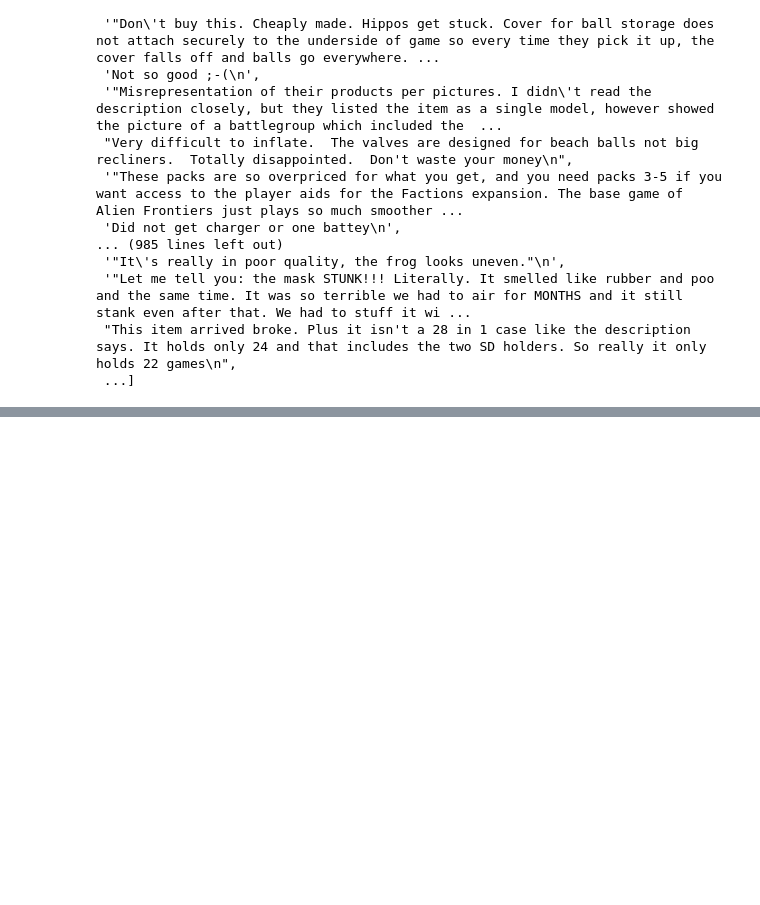
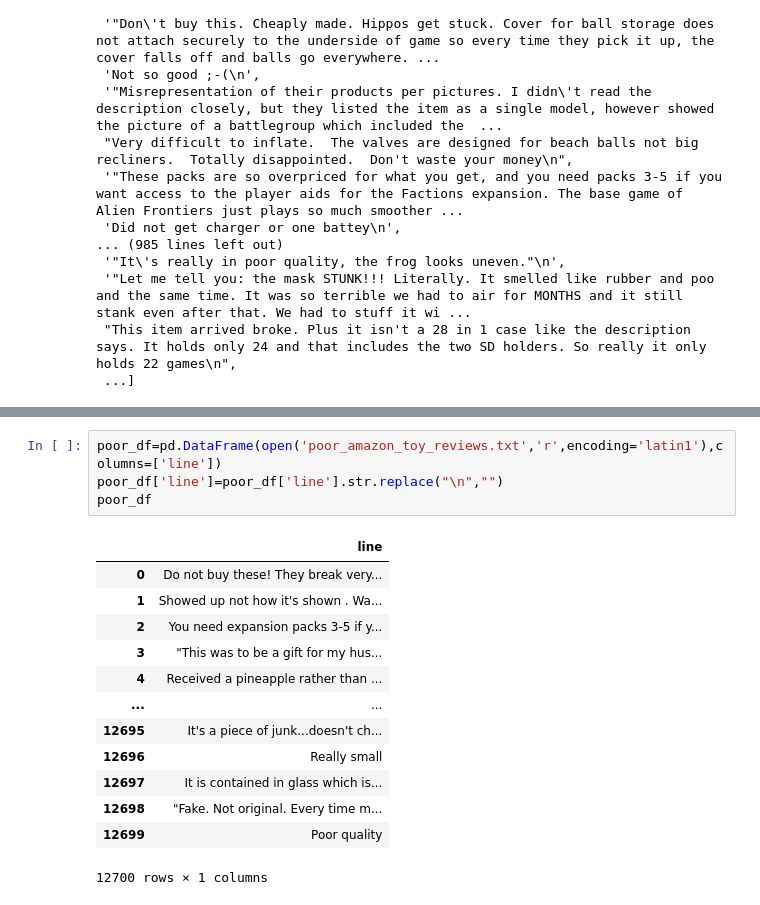
Before and after one commit to jamesdolla/dso-560-nlp-text-analytics-SPRING-2021, a Jupyter notebook: Week 1/dolla_james_HW1.ipynb, the cells around one changed output, grey strips where cells are left out. Drawn from its saved outputs; the diff is of its cells as text; blank space fills up the shorter version.

```diff
--- a/Week 1/dolla_james_HW1.ipynb
+++ b/Week 1/dolla_james_HW1.ipynb
@@ -74,0 +184,18 @@ import re
+# %%
+poor_df=pd.DataFrame(open('poor_amazon_toy_reviews.txt','r',encoding='latin1'),columns=['line'])
+poor_df['line']=poor_df['line'].str.replace("\n","")
+poor_df
+# %% [output]
+|  | line |
+| 0 | Do not buy these! They break very... |
+| 1 | Showed up not how it's shown . Wa... |
+| 2 | You need expansion packs 3-5 if y... |
+| 3 | "This was to be a gift for my hus... |
+| 4 | Received a pineapple rather than ... |
+| ... | ... |
+| 12695 | It's a piece of junk...doesn't ch... |
+| 12696 | Really small |
+| 12697 | It is contained in glass which is... |
+| 12698 | "Fake. Not original. Every time m... |
+| 12699 | Poor quality |
+12700 rows × 1 columns
```
Also changed, not shown: parts of 39 cells of this notebook, 3 other files.
